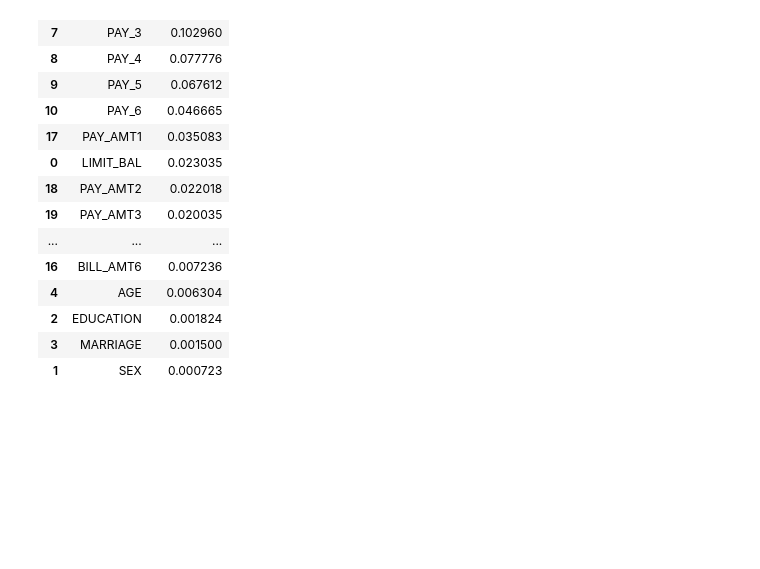
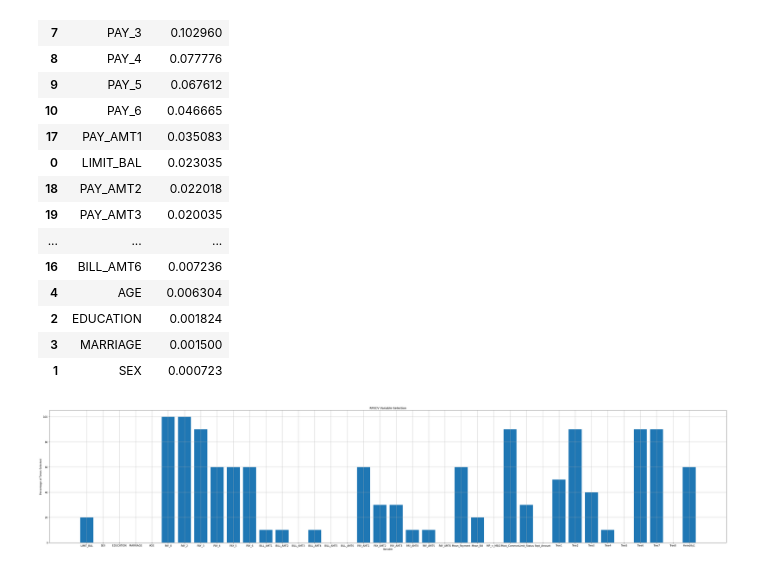
Before and after one commit to Evan-Callaghan/DATA-448-Predictive-Analytics, a Jupyter notebook: Exams/Exam 1.ipynb, the cells around one changed output. Drawn from its saved outputs; the diff is of its cells as text; code cells hidden in the pictures; blank space fills up the shorter version.

```diff
--- a/Exams/Exam 1.ipynb
+++ b/Exams/Exam 1.ipynb
@@ -362,19 +358,40 @@ training.to_csv('training_data.csv', index = False)
+# %%
+## e) Using the training data-frame (including the engineered features from part (d)) to run the RFE algorithm to identify important
+## variables. Running the RFE (using the RFECV function) with step = 1, min features to select = 2, and cv = 3
+
+## Defining input and target variables
+X_training = training.drop(columns = ['default payment next month'])
+Y_training = training['default payment next month']
+
+## Defining empty list to store results
+rfe_results = []
+
+## Repeating 100 times
+for i in range(0, 100):
+
+    ## Splitting the data
+    X_training_train, X_training_test, Y_training_train, Y_training_test = train_test_split(X_training, Y_training, test_size = 0.2, stratify = Y_training)
+
+    ## Running RFEC
+    rf_rfecv = RFECV(estimator = RandomForestClassifier(max_depth = 3, n_estimators = 500), step = 1,
+                 min_features_to_select = 2, cv = 3).fit(X_training_train, Y_training_train)
+
+    ## Appending features to be selected
+    rfe_results.append(rf_rfecv.support_)
+
+
+## Changing results list a to data-frame
+rfe_results = pd.DataFrame(rfe_results, columns = X_training.columns)
+results = 100 * rfe_results.apply(np.sum, axis = 0) / rfe_results.shape[0]
 # %%
-## e) Using the training data-frame (including the engineered features from part (d)) to run the RFE algorithm to identify important
-## variables. Running the RFE (using the RFECV function) with step = 1, min features to select = 2, and cv = 3
-
-## Created a python script to run the RVECV fucntion in the terminal window
-
-## exercise_15_part_e.py
-
-## Reading in the results data-frame
-results = pd.read_csv('rfecv_results.csv')
-
 ## Graphing results
 fig = plt.figure(figsize = (50,10))
 
 plt.bar(results.index, results.values)
 plt.title('RFECV Variable Selection')
 plt.xlabel('Variable')
 plt.ylabel('Percentage of Times Selected')
+plt.grid()
 plt.show()
+# %% [output]
+[figure, added]
```
Also changed, not shown: parts of 6 cells of this notebook.
